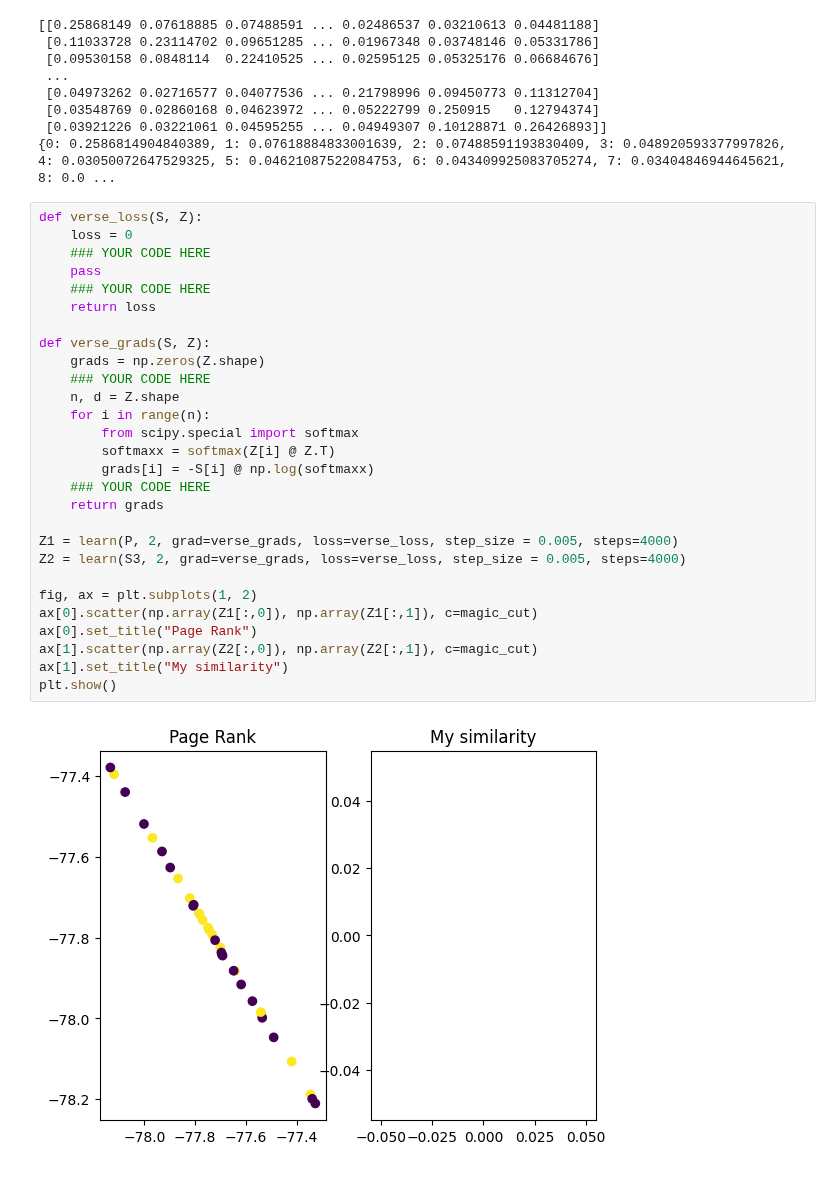
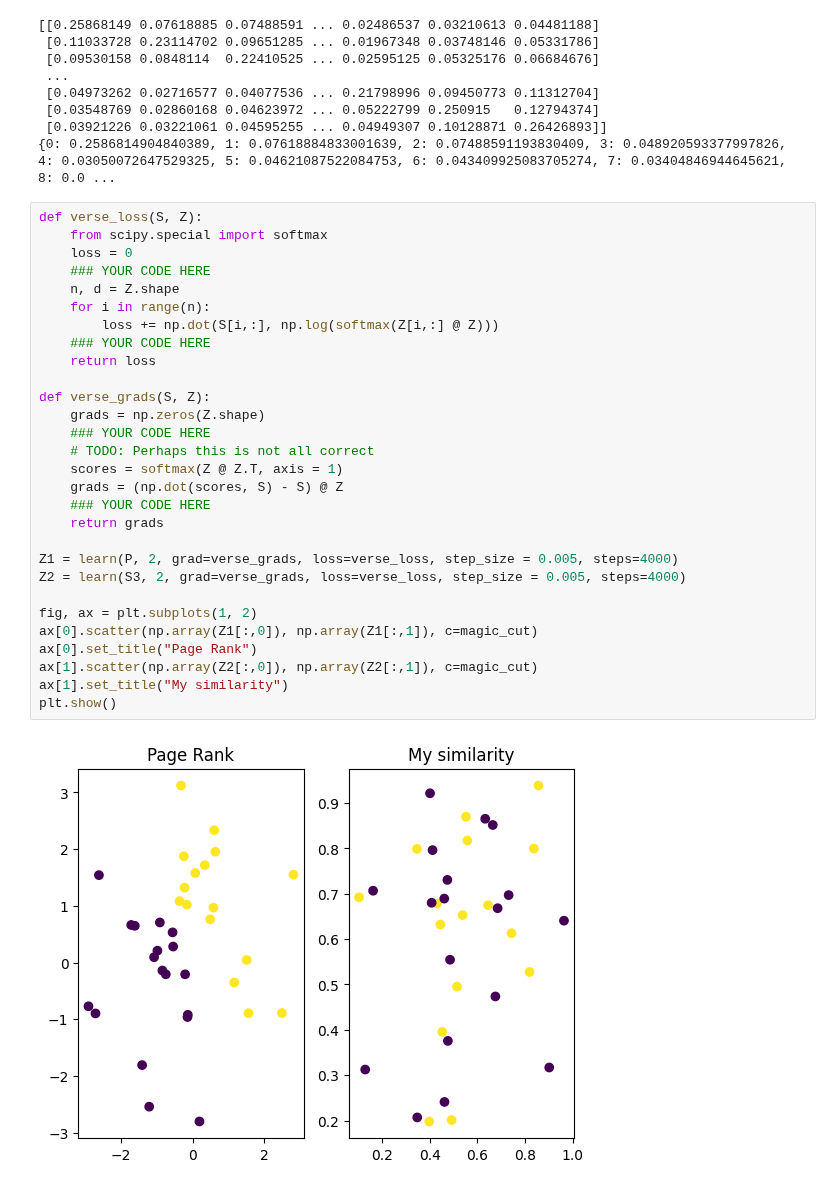
Before and after one commit to Joac1137/dm2023-exercises, a Jupyter notebook: exercises/Week 9 - Graph Embeddings.ipynb, the cells around one changed output. Cells and saved outputs as stored; diff of their text form.

```diff
--- a/exercises/Week 9 - Graph Embeddings.ipynb
+++ b/exercises/Week 9 - Graph Embeddings.ipynb
@@ -246,31 +246,32 @@ print(nx.pagerank(G, personalization={i: 1 if i == 0 else 0 for i in range(n)}))
 {0: 0.2586814904840389, 1: 0.07618884833001639, 2: 0.07488591193830409, 3: 0.048920593377997826, 4: 0.03050072647529325, 5: 0.04621087522084753, 6: 0.043409925083705274, 7: 0.03404846944645621, 8: 0.0 ...
 # %%
 def verse_loss(S, Z):
+    from scipy.special import softmax
     loss = 0
     ### YOUR CODE HERE
-    pass
+    n, d = Z.shape
+    for i in range(n):
+        loss += np.dot(S[i,:], np.log(softmax(Z[i,:] @ Z)))
     ### YOUR CODE HERE
     return loss
 
 def verse_grads(S, Z):
     grads = np.zeros(Z.shape)
     ### YOUR CODE HERE
-    n, d = Z.shape
-    for i in range(n):
-        from scipy.special import softmax
-        softmaxx = softmax(Z[i] @ Z.T)
-        grads[i] = -S[i] @ np.log(softmaxx)
+    # TODO: Perhaps this is not all correct
+    scores = softmax(Z @ Z.T, axis = 1)
+    grads = (np.dot(scores, S) - S) @ Z
     ### YOUR CODE HERE
     return grads
 
 Z1 = learn(P, 2, grad=verse_grads, loss=verse_loss, step_size = 0.005, steps=4000)
 Z2 = learn(S3, 2, grad=verse_grads, loss=verse_loss, step_size = 0.005, steps=4000)
 
 fig, ax = plt.subplots(1, 2)
 ax[0].scatter(np.array(Z1[:,0]), np.array(Z1[:,1]), c=magic_cut)
 ax[0].set_title("Page Rank")
 ax[1].scatter(np.array(Z2[:,0]), np.array(Z2[:,1]), c=magic_cut)
 ax[1].set_title("My similarity")
 plt.show()
 # %% [output]
-[figure, old version]
+[figure, new version]
```
